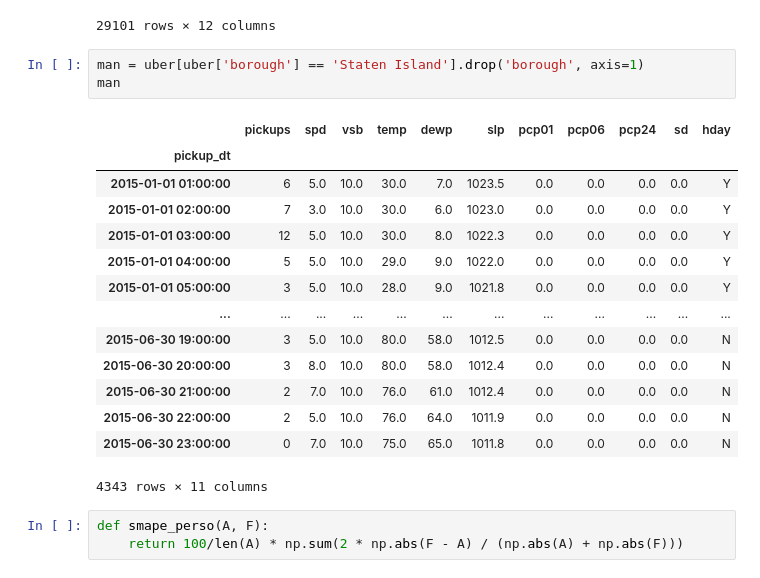
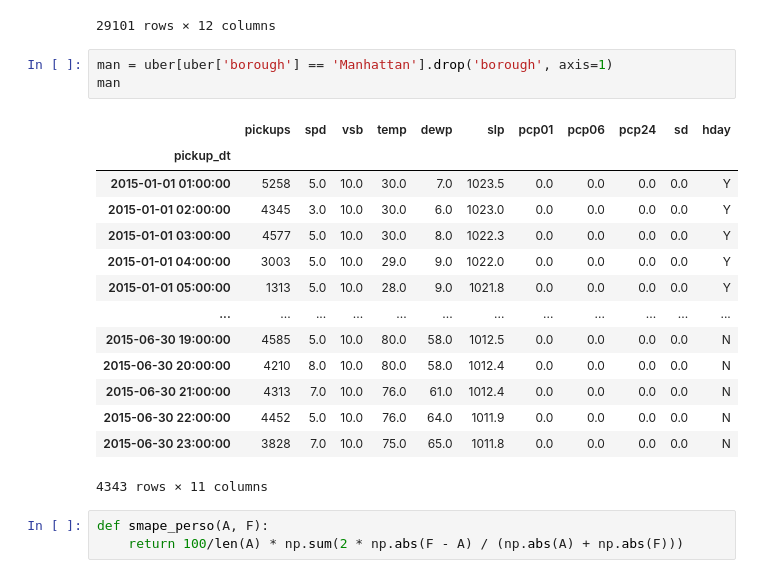
Before and after one commit to Sylvainj1/uber-times-series, a Jupyter notebook: models/naive_forecaster.ipynb, the cells around one changed output. Cells and saved outputs as stored; diff of their text form.

```diff
--- a/models/naive_forecaster.ipynb
+++ b/models/naive_forecaster.ipynb
@@ -29,22 +29,22 @@ uber
 | 2015-06-30 23:00:00 | NaN | 3 | 7.0 | 10.0 | 75.0 | 65.0 | 1011.8 | 0.0 | 0.0 | 0.0 | 0.0 | ... |
 29101 rows × 12 columns
 # %%
-man = uber[uber['borough'] == 'Staten Island'].drop('borough', axis=1)
+man = uber[uber['borough'] == 'Manhattan'].drop('borough', axis=1)
 man
 # %% [output]
 |  | pickups | spd | vsb | temp | dewp | slp | pcp01 | pcp06 | pcp24 | sd | hday |
 | pickup_dt |  |  |  |  |  |  |  |  |  |  |  |
-| 2015-01-01 01:00:00 | 6 | 5.0 | 10.0 | 30.0 | 7.0 | 1023.5 | 0.0 | 0.0 | 0.0 | 0.0 | Y |
-| 2015-01-01 02:00:00 | 7 | 3.0 | 10.0 | 30.0 | 6.0 | 1023.0 | 0.0 | 0.0 | 0.0 | 0.0 | Y |
-| 2015-01-01 03:00:00 | 12 | 5.0 | 10.0 | 30.0 | 8.0 | 1022.3 | 0.0 | 0.0 | 0.0 | 0.0 | Y |
-| 2015-01-01 04:00:00 | 5 | 5.0 | 10.0 | 29.0 | 9.0 | 1022.0 | 0.0 | 0.0 | 0.0 | 0.0 | Y |
-| 2015-01-01 05:00:00 | 3 | 5.0 | 10.0 | 28.0 | 9.0 | 1021.8 | 0.0 | 0.0 | 0.0 | 0.0 | Y |
+| 2015-01-01 01:00:00 | 5258 | 5.0 | 10.0 | 30.0 | 7.0 | 1023.5 | 0.0 | 0.0 | 0.0 | 0.0 | Y |
+| 2015-01-01 02:00:00 | 4345 | 3.0 | 10.0 | 30.0 | 6.0 | 1023.0 | 0.0 | 0.0 | 0.0 | 0.0 | Y |
+| 2015-01-01 03:00:00 | 4577 | 5.0 | 10.0 | 30.0 | 8.0 | 1022.3 | 0.0 | 0.0 | 0.0 | 0.0 | Y |
+| 2015-01-01 04:00:00 | 3003 | 5.0 | 10.0 | 29.0 | 9.0 | 1022.0 | 0.0 | 0.0 | 0.0 | 0.0 | Y |
+| 2015-01-01 05:00:00 | 1313 | 5.0 | 10.0 | 28.0 | 9.0 | 1021.8 | 0.0 | 0.0 | 0.0 | 0.0 | Y |
 | ... | ... | ... | ... | ... | ... | ... | ... | ... | ... | ... | ... |
-| 2015-06-30 19:00:00 | 3 | 5.0 | 10.0 | 80.0 | 58.0 | 1012.5 | 0.0 | 0.0 | 0.0 | 0.0 | N |
-| 2015-06-30 20:00:00 | 3 | 8.0 | 10.0 | 80.0 | 58.0 | 1012.4 | 0.0 | 0.0 | 0.0 | 0.0 | N |
-| 2015-06-30 21:00:00 | 2 | 7.0 | 10.0 | 76.0 | 61.0 | 1012.4 | 0.0 | 0.0 | 0.0 | 0.0 | N |
-| 2015-06-30 22:00:00 | 2 | 5.0 | 10.0 | 76.0 | 64.0 | 1011.9 | 0.0 | 0.0 | 0.0 | 0.0 | N |
-| 2015-06-30 23:00:00 | 0 | 7.0 | 10.0 | 75.0 | 65.0 | 1011.8 | 0.0 | 0.0 | 0.0 | 0.0 | N |
+| 2015-06-30 19:00:00 | 4585 | 5.0 | 10.0 | 80.0 | 58.0 | 1012.5 | 0.0 | 0.0 | 0.0 | 0.0 | N |
+| 2015-06-30 20:00:00 | 4210 | 8.0 | 10.0 | 80.0 | 58.0 | 1012.4 | 0.0 | 0.0 | 0.0 | 0.0 | N |
+| 2015-06-30 21:00:00 | 4313 | 7.0 | 10.0 | 76.0 | 61.0 | 1012.4 | 0.0 | 0.0 | 0.0 | 0.0 | N |
+| 2015-06-30 22:00:00 | 4452 | 5.0 | 10.0 | 76.0 | 64.0 | 1011.9 | 0.0 | 0.0 | 0.0 | 0.0 | N |
+| 2015-06-30 23:00:00 | 3828 | 7.0 | 10.0 | 75.0 | 65.0 | 1011.8 | 0.0 | 0.0 | 0.0 | 0.0 | N |
 4343 rows × 11 columns
 # %%
 def smape_perso(A, F):
```
Also changed, not shown: parts of 3 cells of this notebook, 3 other files.
